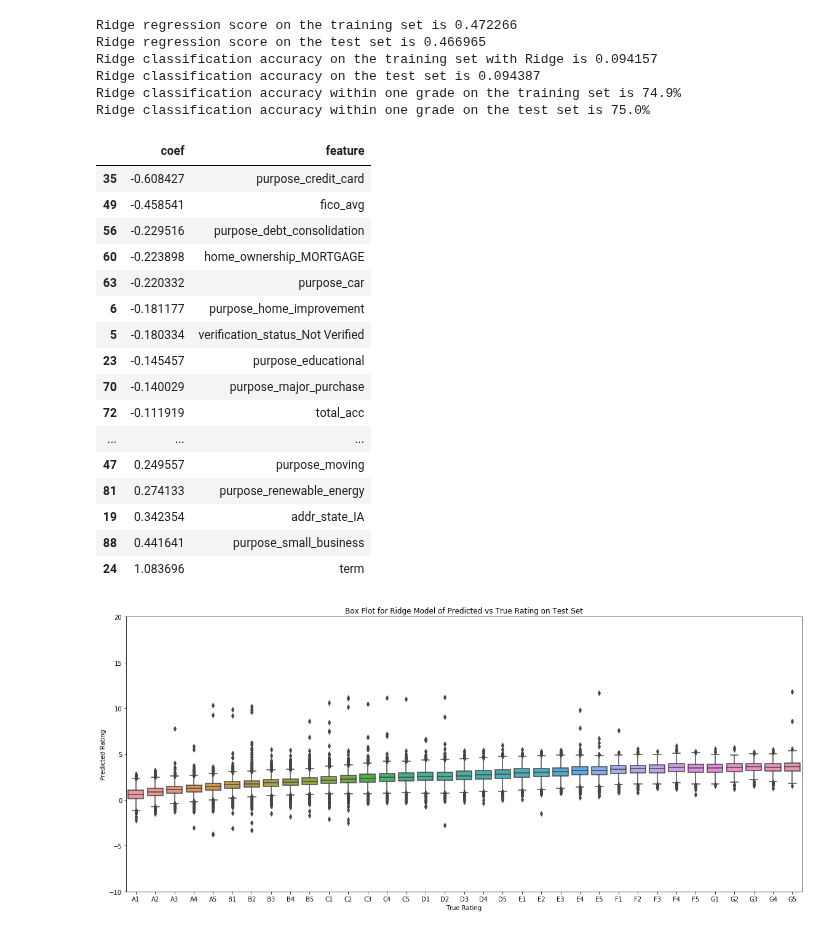
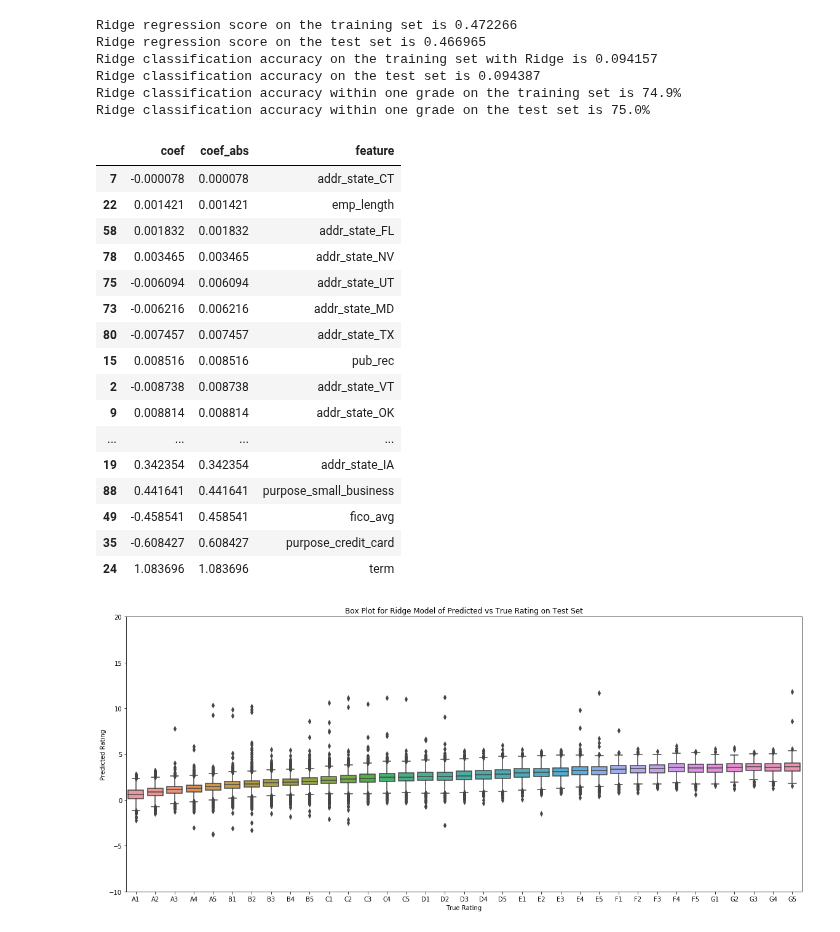
Before and after one commit to tmaounis/cs109a-LendingClub, a Jupyter notebook: models.ipynb, the cells around one changed output. Saved outputs shown, nothing was run; the diff lists cells and outputs as text; code cells hidden in the pictures.

Commit message:
coef abs

```diff
--- a/models.ipynb
+++ b/models.ipynb
@@ -406,26 +406,27 @@ Ridge classification accuracy within one grade on the test set is 75.0%
 # %%
 df_Ridge_coefs = pd.DataFrame()
 df_Ridge_coefs['coef'] = model_Ridge.coef_
+df_Ridge_coefs['coef_abs'] = abs(model_Ridge.coef_)
 df_Ridge_coefs['feature'] = x_train.columns
-display_df(df_Ridge_coefs.sort_values(by='coef'), None)
+display_df(df_Ridge_coefs.sort_values(by='coef_abs'), None)
 # %% [output]
-|  | coef | feature |
-| 35 | -0.608427 | purpose_credit_card |
-| 49 | -0.458541 | fico_avg |
-| 56 | -0.229516 | purpose_debt_consolidation |
-| 60 | -0.223898 | home_ownership_MORTGAGE |
-| 63 | -0.220332 | purpose_car |
-| 6 | -0.181177 | purpose_home_improvement |
-| 5 | -0.180334 | verification_status_Not Verified |
-| 23 | -0.145457 | purpose_educational |
-| 70 | -0.140029 | purpose_major_purchase |
-| 72 | -0.111919 | total_acc |
-| ... | ... | ... |
-| 47 | 0.249557 | purpose_moving |
-| 81 | 0.274133 | purpose_renewable_energy |
-| 19 | 0.342354 | addr_state_IA |
-| 88 | 0.441641 | purpose_small_business |
-| 24 | 1.083696 | term |
+|  | coef | coef_abs | feature |
+| 7 | -0.000078 | 0.000078 | addr_state_CT |
+| 22 | 0.001421 | 0.001421 | emp_length |
+| 58 | 0.001832 | 0.001832 | addr_state_FL |
+| 78 | 0.003465 | 0.003465 | addr_state_NV |
+| 75 | -0.006094 | 0.006094 | addr_state_UT |
+| 73 | -0.006216 | 0.006216 | addr_state_MD |
+| 80 | -0.007457 | 0.007457 | addr_state_TX |
+| 15 | 0.008516 | 0.008516 | pub_rec |
+| 2 | -0.008738 | 0.008738 | addr_state_VT |
+| 9 | 0.008814 | 0.008814 | addr_state_OK |
+| ... | ... | ... | ... |
+| 19 | 0.342354 | 0.342354 | addr_state_IA |
+| 88 | 0.441641 | 0.441641 | purpose_small_business |
+| 49 | -0.458541 | 0.458541 | fico_avg |
+| 35 | -0.608427 | 0.608427 | purpose_credit_card |
+| 24 | 1.083696 | 1.083696 | term |
 # %%
 my_box_plot(y_test, Ridge_test_pred, "Ridge")
 # %% [output]
```
